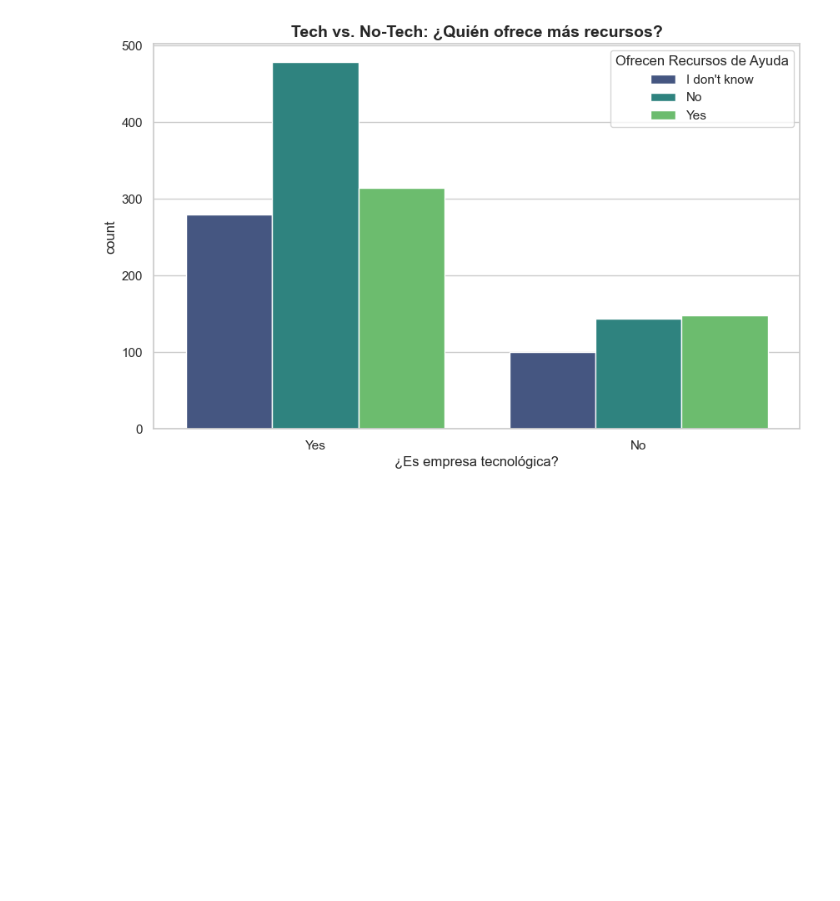
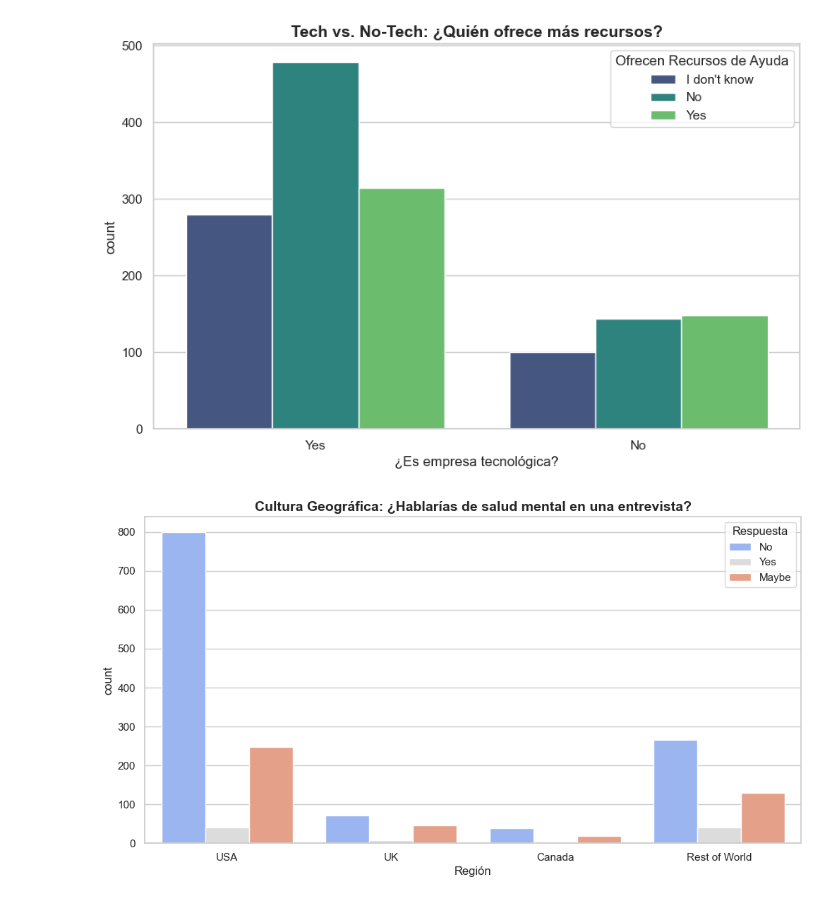
Before and after one commit to loganxxx000/Data_visualization_2_Analysis, a Jupyter notebook: notebook/Mental_Health_Analysis.ipynb, the cells around one changed output. Cells and saved outputs as stored; diff of their text form; code cells hidden in the pictures; blank space fills up the shorter version.

```diff
--- a/notebook/Mental_Health_Analysis.ipynb
+++ b/notebook/Mental_Health_Analysis.ipynb
@@ -1027,3 +1015,36 @@ plt.legend(title='Ofrecen Recursos de Ayuda')
 plt.show()
 # %% [output]
 [figure]
+# %%
+# Añadir el país
+df_analisis['work_country'] = df_demografico['work_country']
+
+# Crear una columna de regiones
+def agrupar_pais(pais):
+    if pais == 'United States of America' or pais == 'United States':
+        return 'USA'
+    elif pais == 'United Kingdom':
+        return 'UK'
+    elif pais == 'Canada':
+        return 'Canada'
+    else:
+        return 'Rest of World'
+
+df_analisis['region'] = df_analisis['work_country'].apply(agrupar_pais)
+
+# Gráfico: ¿Es un tema tabú en la entrevista según el país?
+plt.figure(figsize=(12, 6))
+sns.countplot(
+    data=df_analisis,
+    x='region',
+    hue='interview_discuss_mental_health',
+    order=['USA', 'UK', 'Canada', 'Rest of World'],
+    palette='coolwarm'
+)
+
+plt.title('Cultura Geográfica: ¿Hablarías de salud mental en una entrevista?', fontsize=14, fontweight='bold')
+plt.xlabel('Región')
+plt.legend(title='Respuesta')
+plt.show()
+# %% [output]
+[figure, added]
```
Also changed, not shown: parts of 13 cells of this notebook, 1 other file.
